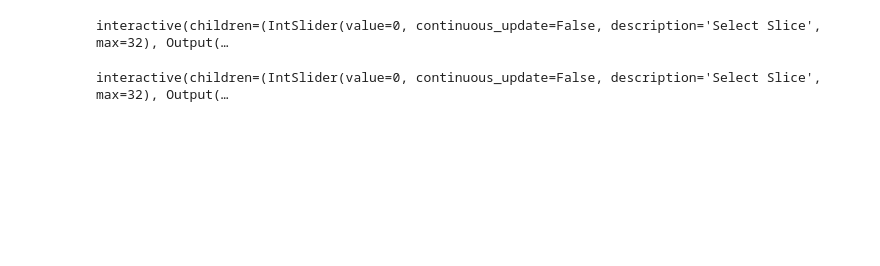
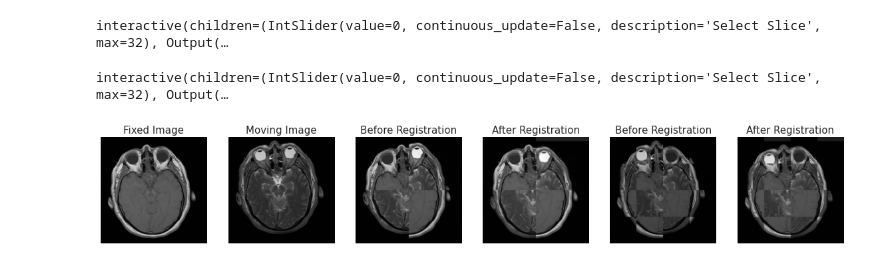
Before and after one commit to Jathurshan0330/Image-Registration-ITK, a Jupyter notebook: DEMO_Image_Registraionipynb.ipynb, the cells around one changed output. Drawn from its saved outputs; the diff is of its cells as text; code cells hidden in the pictures; blank space fills up the shorter version.

```diff
--- a/DEMO_Image_Registraionipynb.ipynb
+++ b/DEMO_Image_Registraionipynb.ipynb
@@ -79,3 +79,8 @@ interactive_plot([fixed_image,moving_image, before_img,aft_img,before_img2,aft_i
                 ["Fixed Image", "Moving Image","Before Registration", "After Registration", "Before Registration", "After Registration"])
 # %% [output]
 interactive(children=(IntSlider(value=0, continuous_update=False, description='Select Slice', max=32), Output(…
+# %%
+plotting_images([fixed_image[slice],moving_image[slice],before_img[slice],aft_img[slice],before_img2[slice],aft_img2[slice]],
+                 ["Fixed Image", "Moving Image","Before Registration", "After Registration", "Before Registration", "After Registration"])
+# %% [output]
+[figure, added]
```
Also changed, not shown: parts of 1 cell of this notebook.
